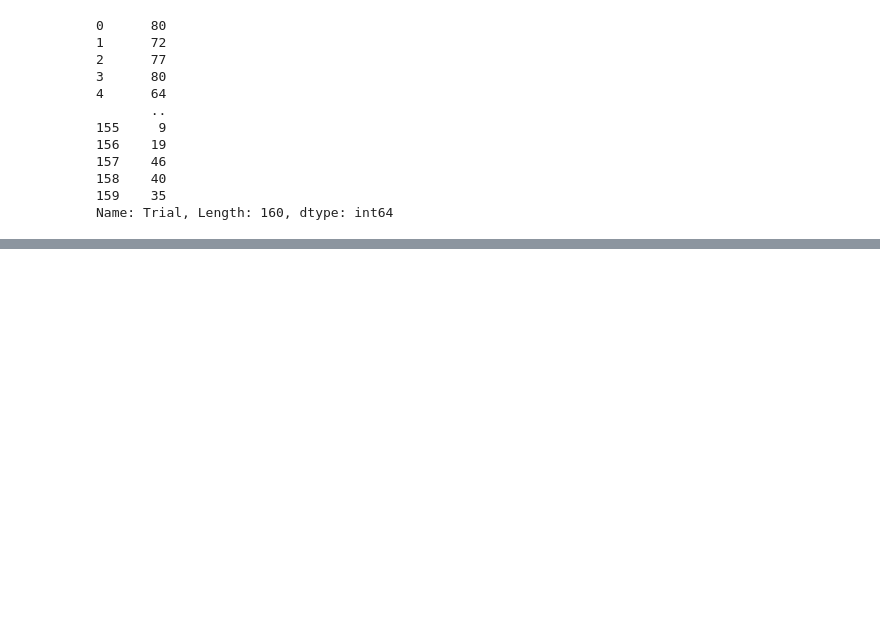
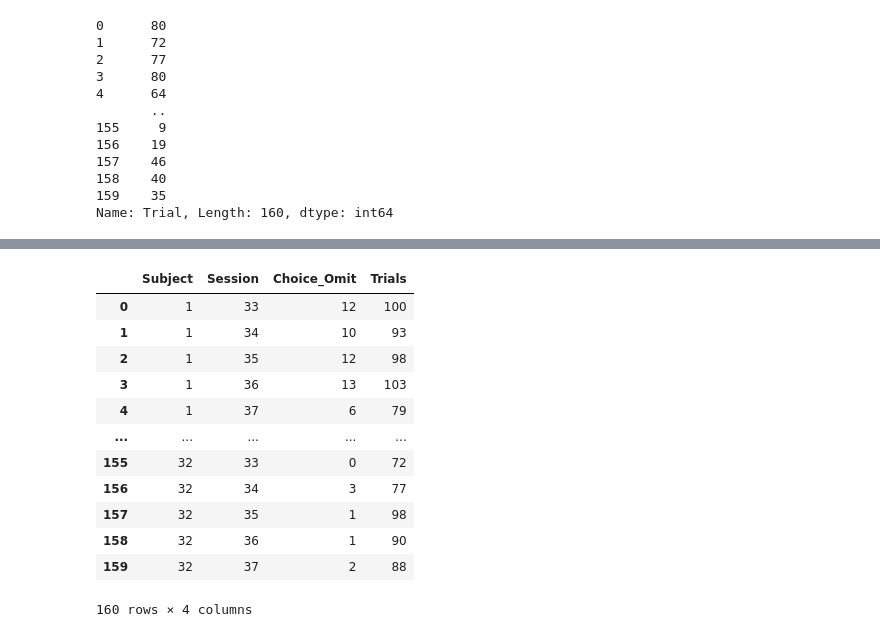
Before and after one commit to deckyblue/sparklyRGT, a Jupyter notebook: sparklyRGT_tutorial/sparklyRGT_template_4.ipynb, the cells around one changed output, grey strips where cells are left out. Cells and saved outputs as stored; diff of their text form; code cells hidden in the pictures; blank space fills up the shorter version.

```diff
--- a/sparklyRGT_tutorial/sparklyRGT_template_4.ipynb
+++ b/sparklyRGT_tutorial/sparklyRGT_template_4.ipynb
@@ -218,0 +236,18 @@ prem_resp_cued
+# %%
+lev_omit = df.groupby(['Subject',mode],as_index=False)['Choice_Omit'].sum()
+lev_omit['Trials'] = df.groupby(['Subject',mode],as_index=False)['Trial'].count()['Trial']
+lev_omit
+# %% [output]
+|  | Subject | Session | Choice_Omit | Trials |
+| 0 | 1 | 33 | 12 | 100 |
+| 1 | 1 | 34 | 10 | 93 |
+| 2 | 1 | 35 | 12 | 98 |
+| 3 | 1 | 36 | 13 | 103 |
+| 4 | 1 | 37 | 6 | 79 |
+| ... | ... | ... | ... | ... |
+| 155 | 32 | 33 | 0 | 72 |
+| 156 | 32 | 34 | 3 | 77 |
+| 157 | 32 | 35 | 1 | 98 |
+| 158 | 32 | 36 | 1 | 90 |
+| 159 | 32 | 37 | 2 | 88 |
+160 rows × 4 columns
```
Also changed, not shown: parts of 12 cells of this notebook, 1 other file.
